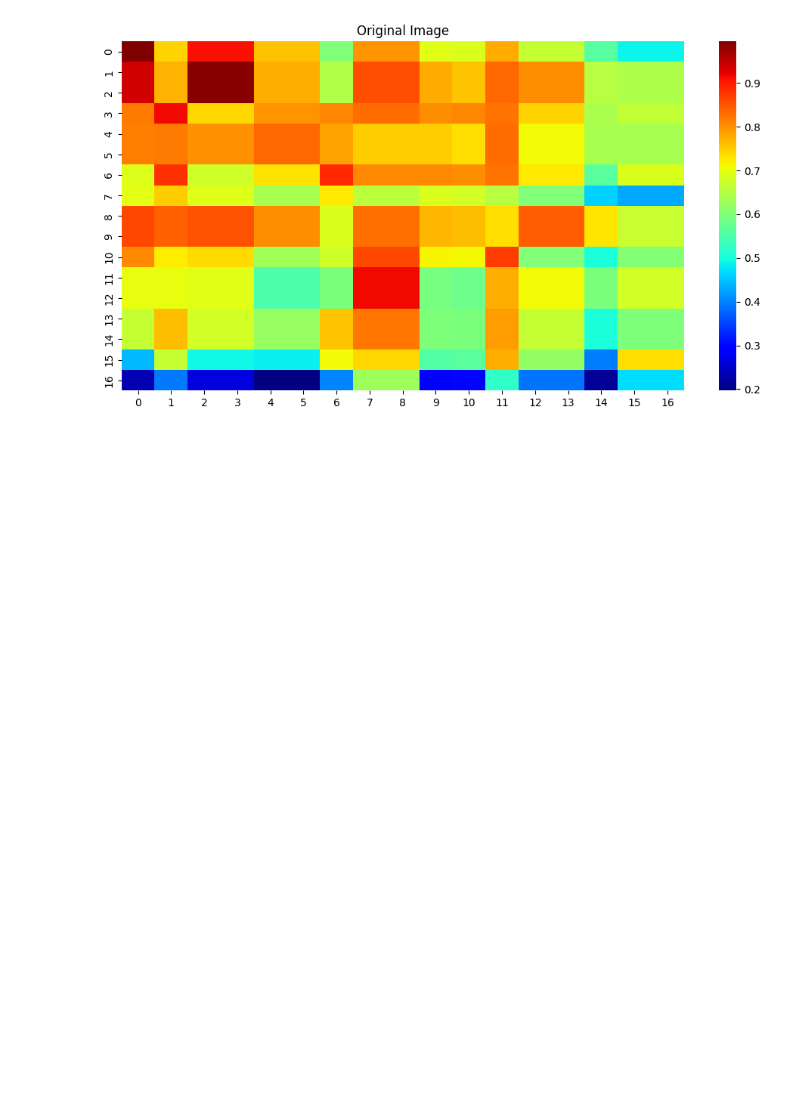
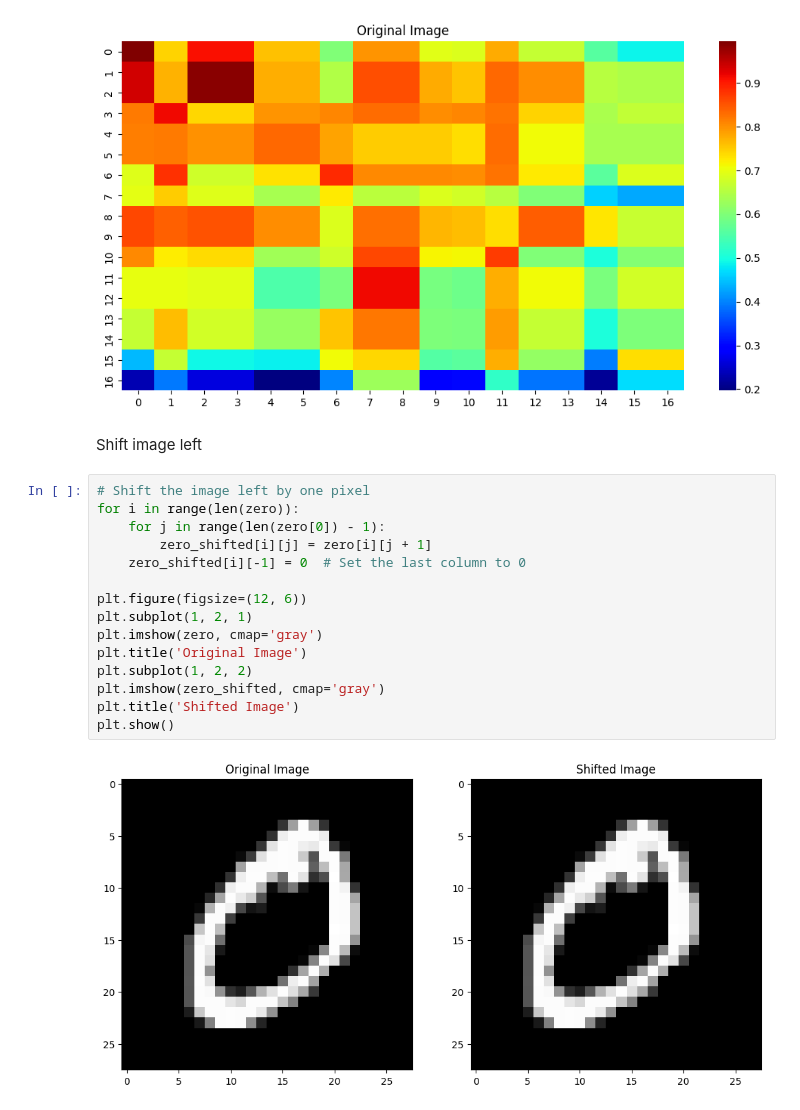
Before and after one commit to Nandini-Kanawade/BreakingUp_CNN, a Jupyter notebook: dotProductEVector.ipynb, the cells around one changed output. Drawn from its saved outputs; the diff is of its cells as text; blank space fills up the shorter version.

Commit message:
Left shift, rotate, 2 different zero images

```diff
--- a/dotProductEVector.ipynb
+++ b/dotProductEVector.ipynb
@@ -106,3 +80,22 @@ plt.title('Original Image')
 # %% [output]
 Text(0.5, 1.0, 'Original Image')
 [figure]
+# %% [markdown]
+Shift image left
+# %%
+# Shift the image left by one pixel
+for i in range(len(zero)):
+    for j in range(len(zero[0]) - 1):
+        zero_shifted[i][j] = zero[i][j + 1]
+    zero_shifted[i][-1] = 0  # Set the last column to 0
+
+plt.figure(figsize=(12, 6))
+plt.subplot(1, 2, 1)
+plt.imshow(zero, cmap='gray')
+plt.title('Original Image')
+plt.subplot(1, 2, 2)
+plt.imshow(zero_shifted, cmap='gray')
+plt.title('Shifted Image')
+plt.show()
+# %% [output]
+[figure, added]
```
Also changed, not shown: parts of 18 cells of this notebook.
